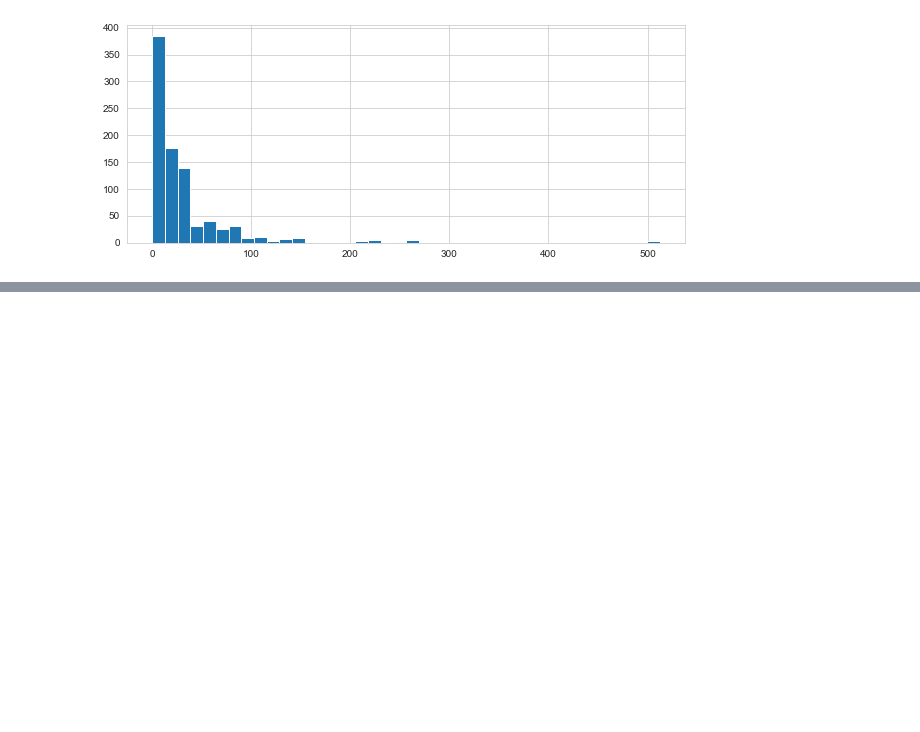
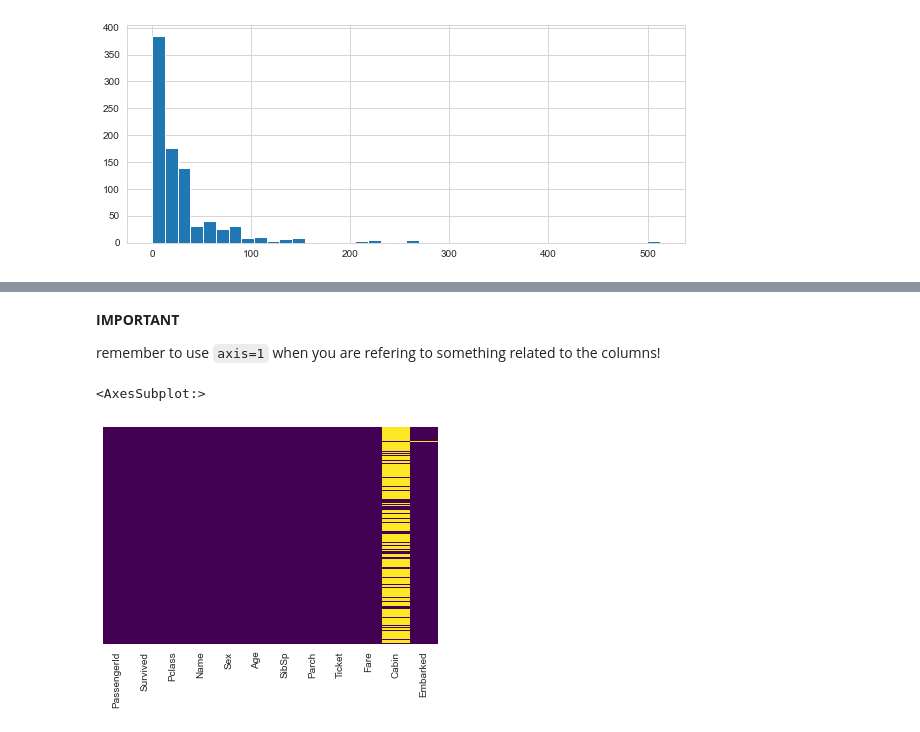
Before and after one commit to fgias/ds-ml-udemy, a Jupyter notebook: 13-Logistic-Regression/01-Logistic Regression with Python.ipynb, the cells around one changed output, grey strips where cells are left out. Saved outputs shown, nothing was run; the diff lists cells and outputs as text; code cells hidden in the pictures; blank space fills up the shorter version.

```diff
--- a/13-Logistic-Regression/01-Logistic Regression with Python.ipynb
+++ b/13-Logistic-Regression/01-Logistic Regression with Python.ipynb
@@ -101,0 +131,15 @@ train['Fare'].iplot(kind='hist', bins=30)
+# %%
+def impute_age(cols):
+    Age = cols[0]
+    Pclass = cols[1]
+
+    if pd.isnull(Age):
+
+        if Pclass == 1:
+            return 38.233440860215055
+        elif Pclass == 2:
+            return 29.87763005780347
+        else:
+            return 25.14061971830986
+    else:
+        return Age
@@ -101,0 +176,11 @@ train['Fare'].iplot(kind='hist', bins=30)
+# %% [markdown]
+**IMPORTANT**
+
+remember to use `axis=1` when you are refering to something related to the columns!
+# %%
+train['Age'] = train[['Age','Pclass']].apply(impute_age, axis=1)
+# %%
+sns.heatmap(train.isnull(), cmap='viridis', yticklabels=False, cbar=False)
+# %% [output]
+<AxesSubplot:>
+[figure, added]
```
Also changed, not shown: parts of 40 cells of this notebook.
